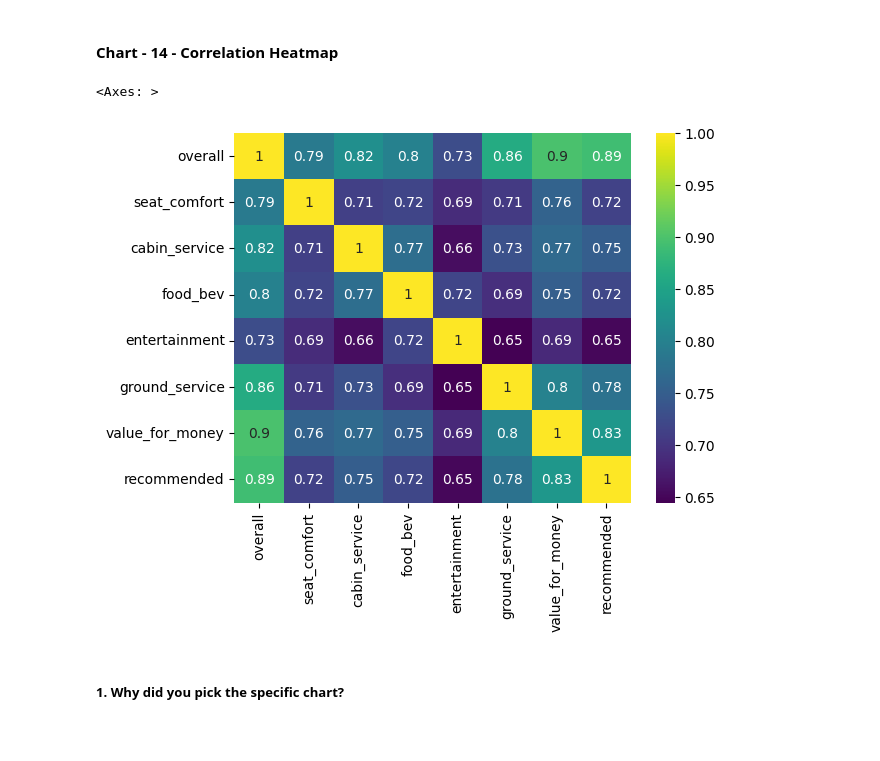
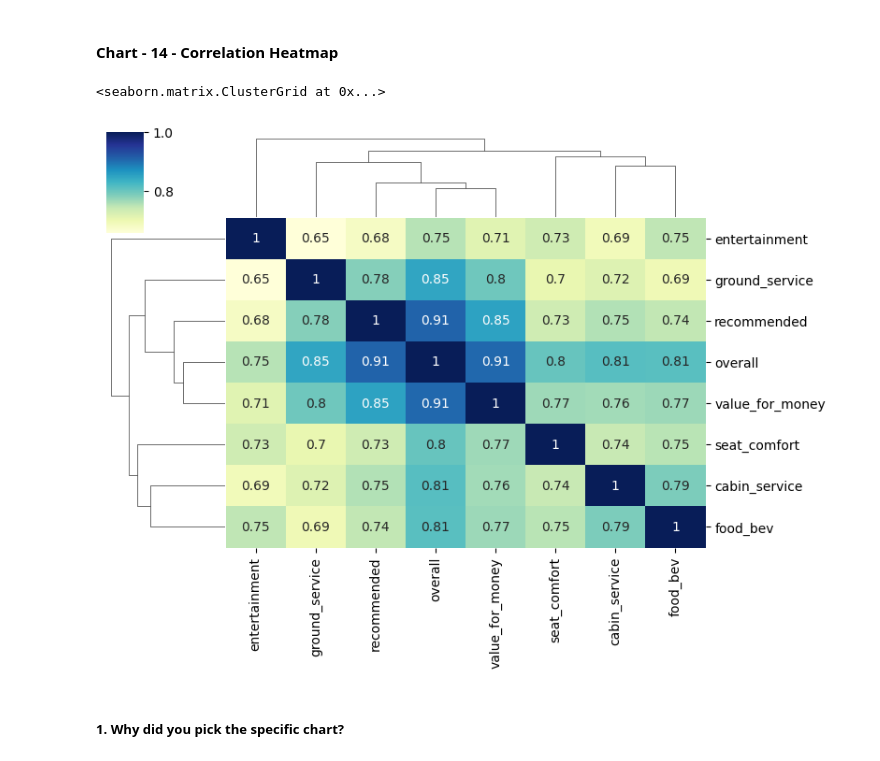
Before and after one commit to dacenish/Airline-Passenger-Referral-Prediction, a Jupyter notebook: Airline_Passenger_Referral_Prediction_ML_Capstone_Project.ipynb, the cells around one changed output. Cells and saved outputs as stored; diff of their text form; code cells hidden in the pictures; blank space fills up the shorter version.

```diff
--- a/Airline_Passenger_Referral_Prediction_ML_Capstone_Project.ipynb
+++ b/Airline_Passenger_Referral_Prediction_ML_Capstone_Project.ipynb
@@ -671,12 +741,11 @@ Answer Here
 # %% [markdown]
 #### Chart - 14 - Correlation Heatmap
 # %%
-# Correlation Heatmap visualization code
-
-sns.heatmap(df.corr(numeric_only=True),annot=True,cmap='viridis')
+# Correlation Clustermap visualization code
+sns.clustermap(df.corr(numeric_only=True),annot=True,cmap='YlGnBu',figsize = (8,6))
 # %% [output]
-<Axes: >
+<seaborn.matrix.ClusterGrid at 0x...>
-[figure, old version]
+[figure, new version]
 # %% [markdown]
 ##### 1. Why did you pick the specific chart?
 # %% [markdown]
```
Also changed, not shown: parts of 120 cells of this notebook.
